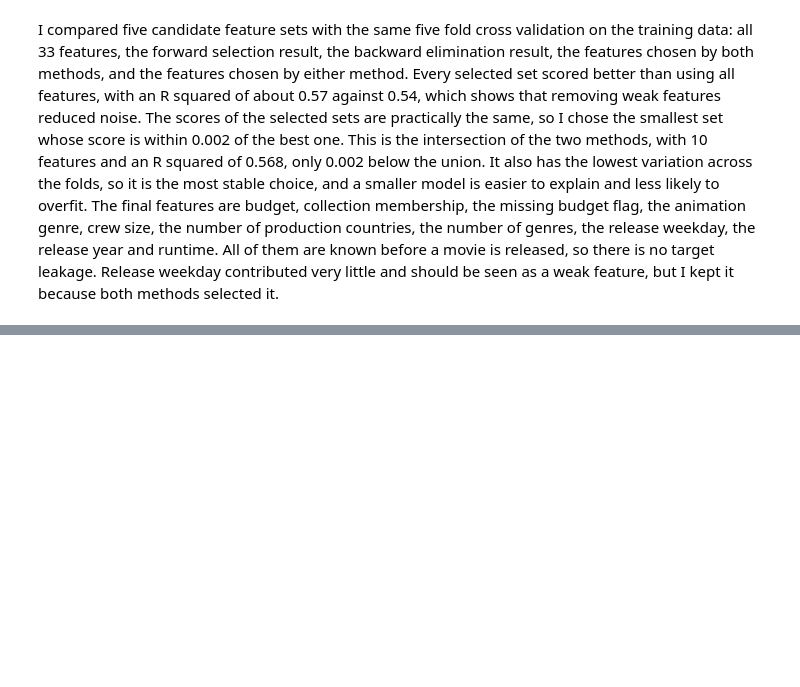
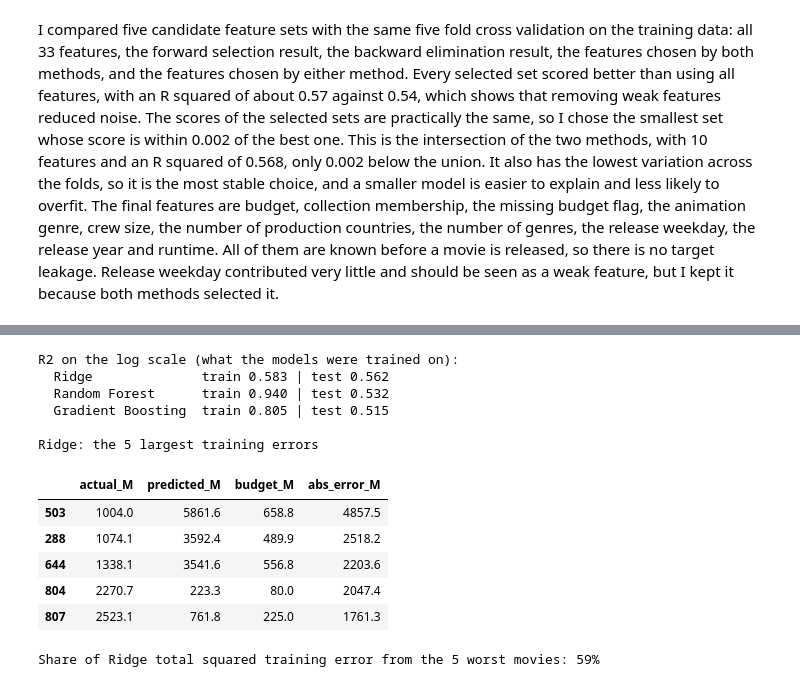
Before and after one commit to eishaiqbal767-cmyk/AI-TMBD-MOVIES-PROJECT, a Jupyter notebook: Notebooks/TMBD_Project.ipynb, the cells around one changed output, grey strips where cells are left out. Drawn from its saved outputs; the diff is of its cells as text; code cells hidden in the pictures; blank space fills up the shorter version.

```diff
--- a/Notebooks/TMBD_Project.ipynb
+++ b/Notebooks/TMBD_Project.ipynb
@@ -1565,0 +1689,31 @@ I compared five candidate feature sets with the same five fold cross validation
+# %%
+print('R2 on the log scale (what the models were trained on):')
+for name, m in models.items():
+    r_tr = r2_score(np.log1p(y_train), np.log1p(m.predict(X_train)))
+    r_te = r2_score(np.log1p(y_test), np.log1p(m.predict(X_test)))
+    print(f'  {name:18s} train {r_tr:.3f} | test {r_te:.3f}')
+
+ridge_pred = models['Ridge'].predict(X_train)
+err = pd.DataFrame({'actual_M': y_train / 1e6, 'predicted_M': ridge_pred / 1e6,
+                    'budget_M': X_train['budget'] / 1e6})
+err['abs_error_M'] = (err['actual_M'] - err['predicted_M']).abs()
+print('\nRidge: the 5 largest training errors')
+display(err.nlargest(5, 'abs_error_M').round(1))
+
+sq = (y_train - ridge_pred) ** 2
+print('Share of Ridge total squared training error from the 5 worst movies: {:.0%}'.format(
+    sq.nlargest(5).sum() / sq.sum()))
+# %% [output]
+R2 on the log scale (what the models were trained on):
+  Ridge              train 0.583 | test 0.562
+  Random Forest      train 0.940 | test 0.532
+  Gradient Boosting  train 0.805 | test 0.515
+
+Ridge: the 5 largest training errors
+|  | actual_M | predicted_M | budget_M | abs_error_M |
+| 503 | 1004.0 | 5861.6 | 658.8 | 4857.5 |
+| 288 | 1074.1 | 3592.4 | 489.9 | 2518.2 |
+| 644 | 1338.1 | 3541.6 | 556.8 | 2203.6 |
+| 804 | 2270.7 | 223.3 | 80.0 | 2047.4 |
+| 807 | 2523.1 | 761.8 | 225.0 | 1761.3 |
+Share of Ridge total squared training error from the 5 worst movies: 59%
```
Also changed, not shown: parts of 7 cells of this notebook.
